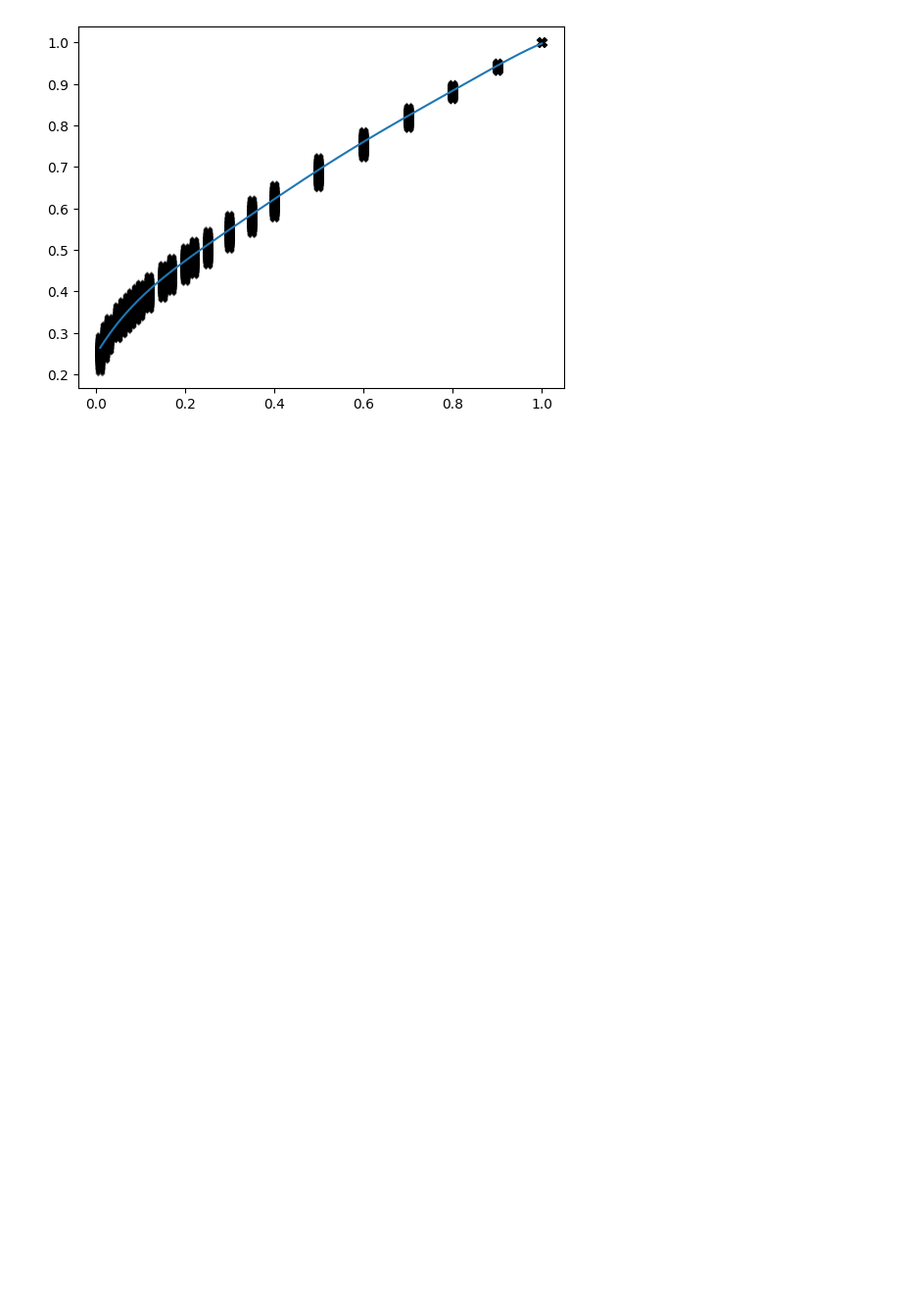
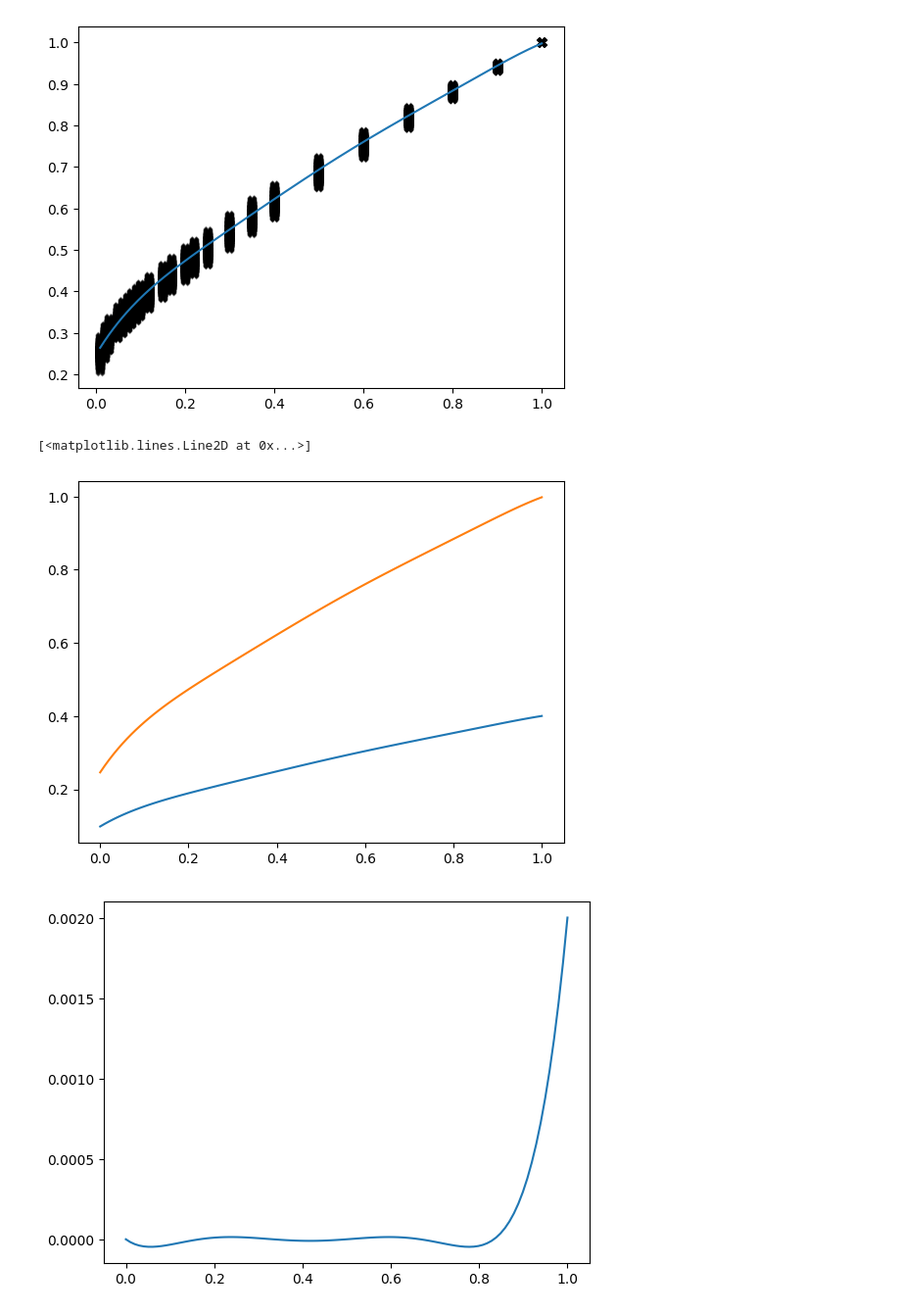
Before and after one commit to ben-cassese/asterias, a Jupyter notebook: scratch.ipynb, the cells around one changed output. Shown: that part at 98% size. Cells and saved outputs as stored; diff of their text form; code cells hidden in the pictures; blank space fills up the shorter version.

Commit message:
add conversion to squishyplanet basis

```diff
--- a/scratch.ipynb
+++ b/scratch.ipynb
@@ -10,7 +10,7 @@ import matplotlib.pyplot as plt
 
 from asterias.core import LimbDarkeningCoefficients
 # %%
-filename = "/home/bc838/project_pi_mpr49/bc838/asterias_dev/asterias/src/asterias/sensitivity_files/JWST_NIRSpec_Prism_throughput.csv"
+filename = "sensitivity_files/JWST_NIRSpec_Prism_throughput.csv"
 prism_throughput = np.genfromtxt(filename, delimiter=",", names=True)
 ld = LimbDarkeningCoefficients(
     wavelength_ranges=jnp.array([[6000, 7000], [7000, 8000]]),
@@ -24,7 +24,7 @@ ld = LimbDarkeningCoefficients(
     logg_upper_limit=5,
     stellar_grid="mps1",
     poly_deg=6,
-    ld_data_path="/home/bc838/scratch_pi_mpr49/bc838/data",
+    ld_data_path="data",
     verbose=True,
 )
 # %% [output]
@@ -42,6 +38,6 @@ ld.stellar_files[star_file]
 '/home/bc838/scratch_pi_mpr49/bc838/data/mps1/MH-0.1/teff4700/logg4.5/mps1_spectra.dat'
 [figure]
 # %%
-coeffs = ld.get_ldcs(mh=0.2, teff=5000.0, logg=4.0)
-coeffs
+coeffs_poly, coeffs_ld = ld.get_ldcs(mh=0.2, teff=5000.0, logg=4.0)
+coeffs_poly, coeffs_ld
 # %% [output]
@@ -56,4 +56,26 @@ for s in range(len(ld.stellar_files)):
     plt.scatter(ld.mus, ld.stellar_profiles[s,0,:], marker="X", c="k", alpha=0.1)
 # %% [output]
 [figure]
+# %%
+# the coefficients are normalized to be 1 at the center,
+# and are assuming you're using a polynomial in mu.
+# packages like squishyplanet and jaxoplanet assume you are working in
+# 1 - c1 (1-mu) - c2 (1-mu)^2 - ...
+# also, they're normalized differently so the integrated intensity is 1
+
+# squishyplanet isn't required, just a dev dependency
+from squishyplanet import OblateSystem
+
+mus = jnp.linspace(0, 1, 100)
+ld_profile = OblateSystem.limb_darkening_profile(coeffs_ld[0], mu=mus)
+plt.plot(mus, ld_profile)
+
+plt.plot(mus, jnp.polyval(p=coeffs_poly[0], x=mus))
+
+plt.figure()
+plt.plot(mus, ld_profile/ld_profile[-1] - jnp.polyval(p=coeffs_poly[0], x=mus))
+# %% [output]
+[<matplotlib.lines.Line2D at 0x...>]
+[figure, added]
+[figure, added]
 # %%
```
Also changed, not shown: parts of 4 cells of this notebook, 3 other files.
